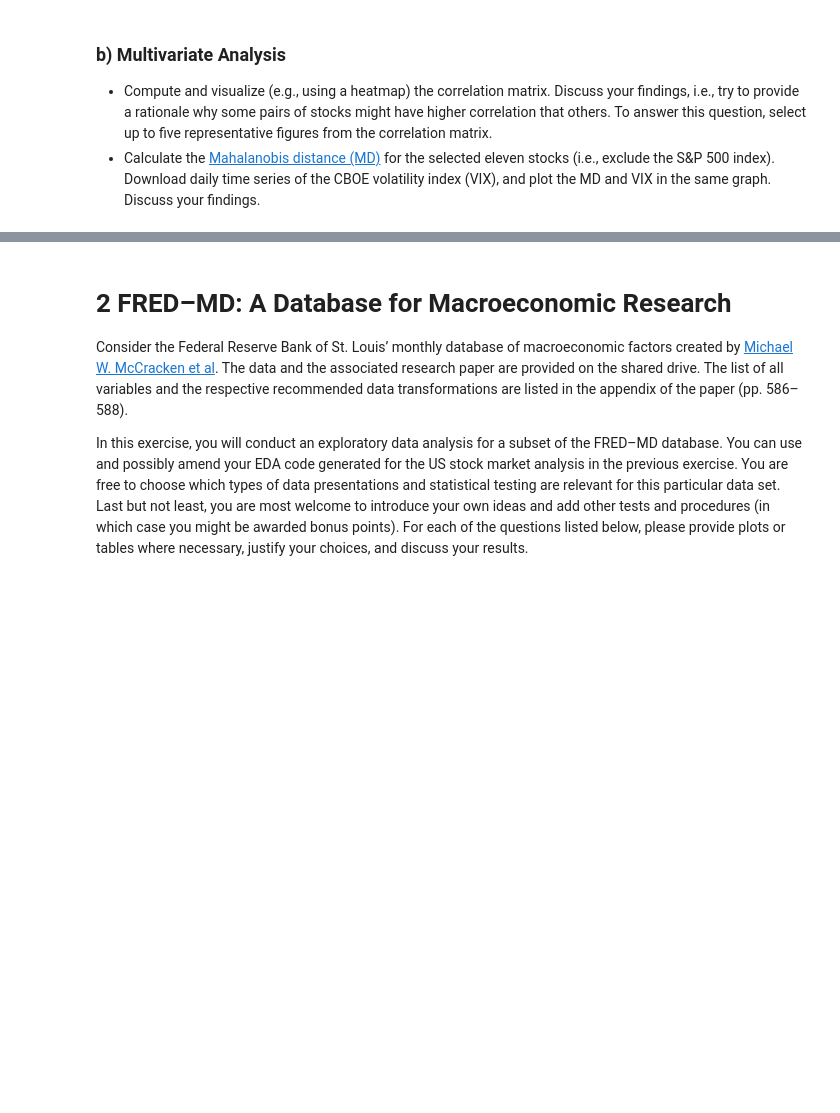
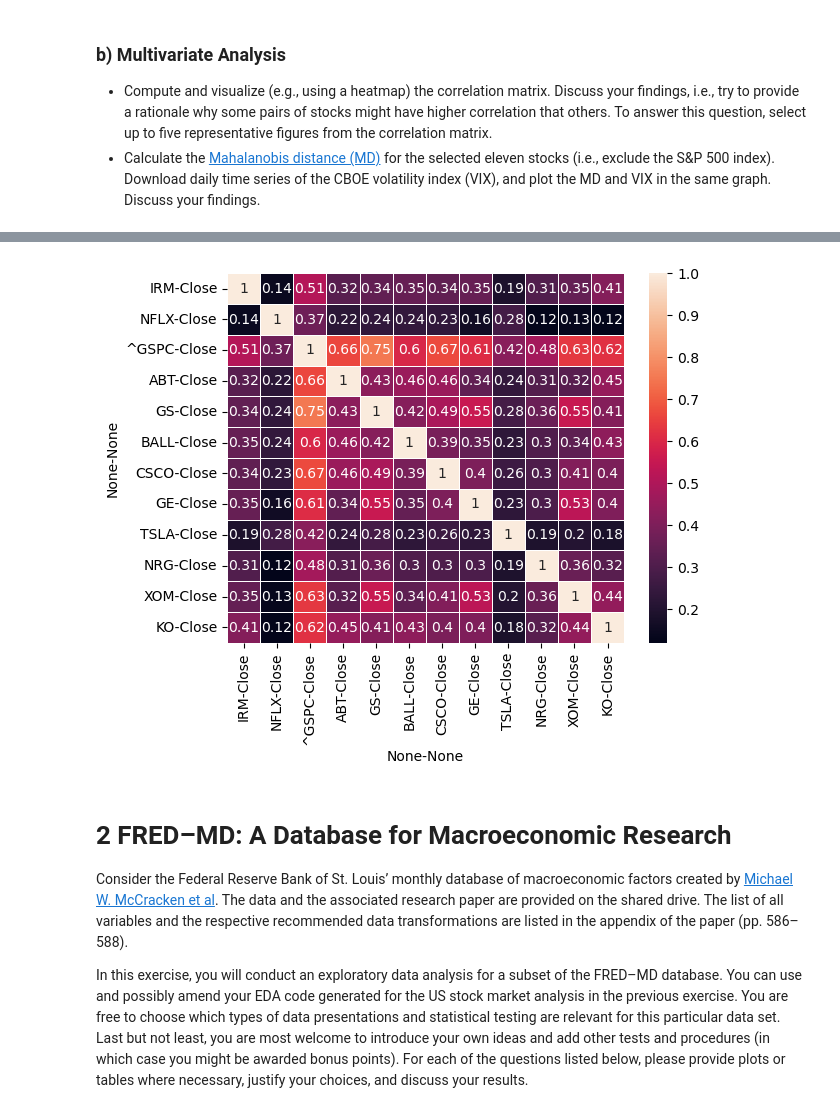
Before and after one commit to brs22/ML-HW-1, a Jupyter notebook: code.ipynb, the cells around one changed output, grey strips where cells are left out. Saved outputs shown, nothing was run; the diff lists cells and outputs as text; code cells hidden in the pictures; blank space fills up the shorter version.

```diff
--- a/code.ipynb
+++ b/code.ipynb
@@ -957,3 +992,9 @@ None of the stock returns follow normal distribution.
+# %%
+plt.style.use('default')
+sns.heatmap(df_stock_returns_corr, annot = True, linewidths = 0.5)
+plt.show()
+# %% [output]
+[figure, added]
 # %% [markdown]
 # 2 FRED–MD: A Database for Macroeconomic Research
 
```
Also changed, not shown: parts of 25 cells of this notebook.
